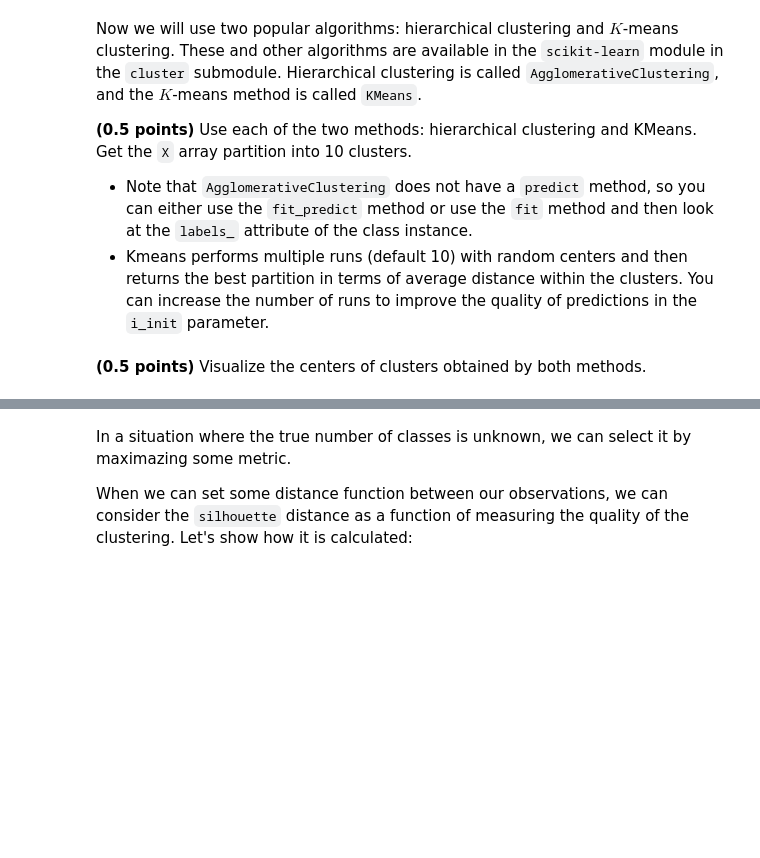
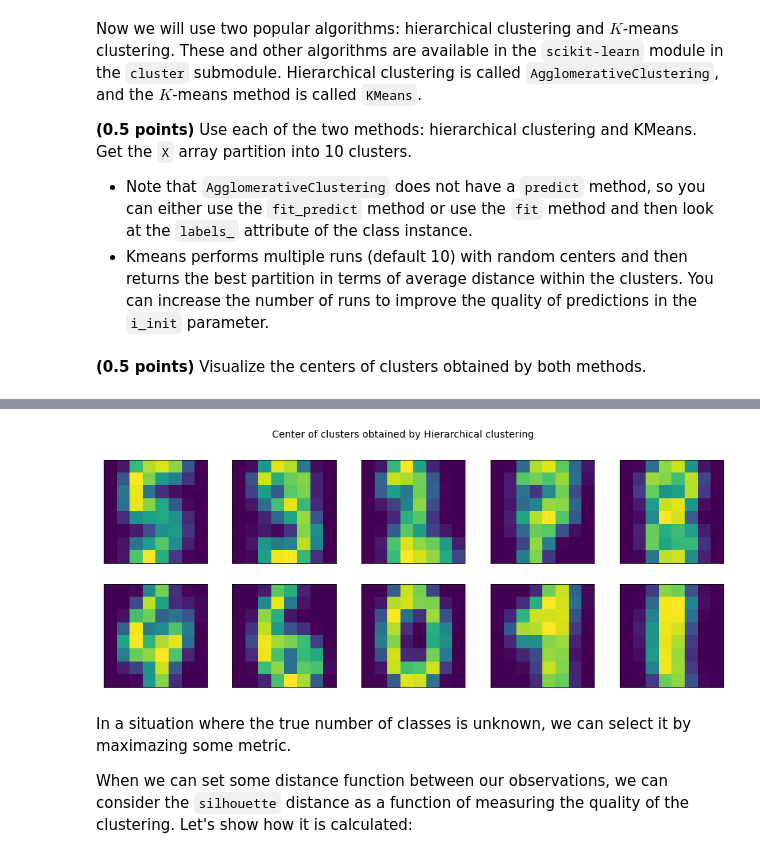
Before and after one commit to AnastasiiaSt/Clustering, a Jupyter notebook: clustering.ipynb, the cells around one changed output, grey strips where cells are left out. Cells and saved outputs as stored; diff of their text form; code cells hidden in the pictures; blank space fills up the shorter version.

```diff
--- a/clustering.ipynb
+++ b/clustering.ipynb
@@ -288,3 +328,7 @@ assert kmeans_labels.shape == (1797,)
+# %%
+visual_numbers(hierarchical_centers.reshape((-1, 8, 8)), title = 'Center of clusters obtained by Hierarchical clustering')
+# %% [output]
+[figure, added]
 # %% [markdown]
 In a situation where the true number of classes is unknown, we can select it by maximazing some metric.
 
```
Also changed, not shown: parts of 25 cells of this notebook.
